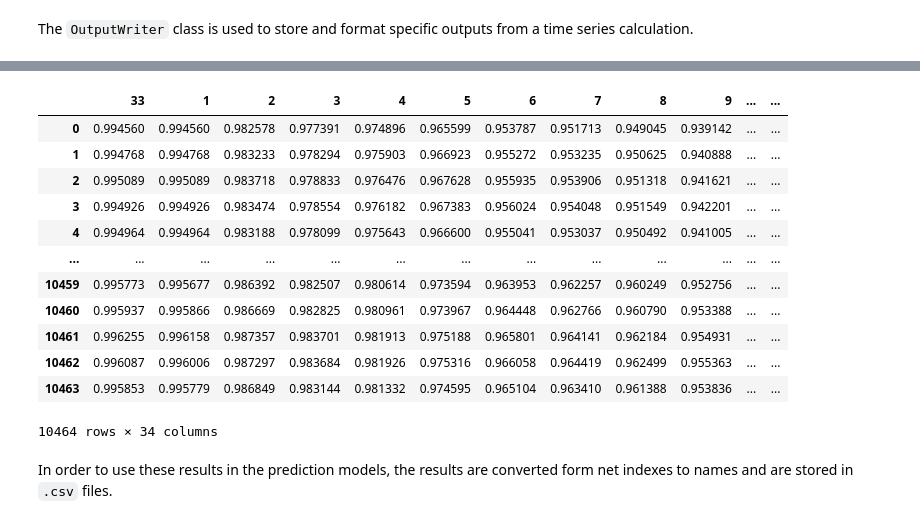
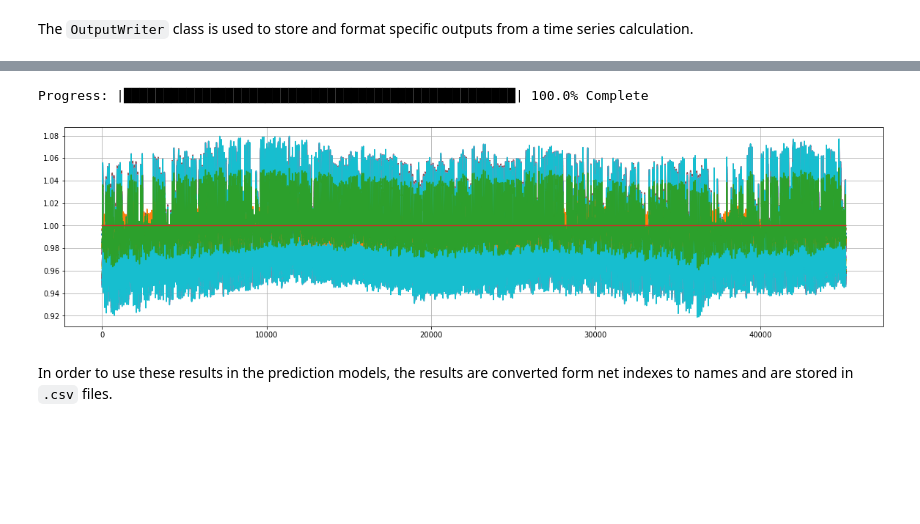
Before and after one commit to jamilsonjr/AI-to-forecast-constraints-in-the-energy-systems, a Jupyter notebook: jupyter_notebooks/pandapower_time_series_power_flow.ipynb, the cells around one changed output, grey strips where cells are left out. Saved outputs shown, nothing was run; the diff lists cells and outputs as text; code cells hidden in the pictures; blank space fills up the shorter version.

```diff
--- a/jupyter_notebooks/pandapower_time_series_power_flow.ipynb
+++ b/jupyter_notebooks/pandapower_time_series_power_flow.ipynb
@@ -103,7 +98,8 @@ from pandapower.control.controller.const_control import ConstControl
 from pandapower.timeseries.data_sources.frame_data import DFData
 from pandapower.timeseries.run_time_series import run_timeseries
 from pandapower.timeseries.output_writer import OutputWriter
-net = network.net_model
+import copy
+net = copy.deepcopy(network.net_model)
 # %% [markdown]
 The first step is to determine the Data Sources, that is, the active and reactive power profiles for the `pandapower`. The Data Source must be given to controllers (explained bellow) for the time series simulation. The profiles determine the values to be set at each time step to the controllers.
 
@@ -184,23 +191,11 @@ Finally the simulation is run. DOES NOT CONVERGE!
 # %%
-# Simulation NOT fully working! not at step 10500!!!
-run_timeseries(net, time_steps=time_steps, continue_on_divergence=True, verbose=True)#, runopf=pp.runopp(net, algorithm='nr'))
-# End
+run_timeseries(net, time_steps=time_steps, continue_on_divergence=False, verbose=True)#, runopf=pp.runopp(net, algorithm='nr'))
+# %% [output]
+Progress: |██████████████████████████████████████████████████| 100.0% Complete
-# %%
-ow.output['res_bus.vm_pu']
-# %% [output]
-|  | 33 | 1 | 2 | 3 | 4 | 5 | 6 | 7 | 8 | 9 | ... | ... |
-| 0 | 0.994560 | 0.994560 | 0.982578 | 0.977391 | 0.974896 | 0.965599 | 0.953787 | 0.951713 | 0.949045 | 0.939142 | ... | ... |
-| 1 | 0.994768 | 0.994768 | 0.983233 | 0.978294 | 0.975903 | 0.966923 | 0.955272 | 0.953235 | 0.950625 | 0.940888 | ... | ... |
-| 2 | 0.995089 | 0.995089 | 0.983718 | 0.978833 | 0.976476 | 0.967628 | 0.955935 | 0.953906 | 0.951318 | 0.941621 | ... | ... |
-| 3 | 0.994926 | 0.994926 | 0.983474 | 0.978554 | 0.976182 | 0.967383 | 0.956024 | 0.954048 | 0.951549 | 0.942201 | ... | ... |
-| 4 | 0.994964 | 0.994964 | 0.983188 | 0.978099 | 0.975643 | 0.966600 | 0.955041 | 0.953037 | 0.950492 | 0.941005 | ... | ... |
-| ... | ... | ... | ... | ... | ... | ... | ... | ... | ... | ... | ... | ... |
-| 10459 | 0.995773 | 0.995677 | 0.986392 | 0.982507 | 0.980614 | 0.973594 | 0.963953 | 0.962257 | 0.960249 | 0.952756 | ... | ... |
-| 10460 | 0.995937 | 0.995866 | 0.986669 | 0.982825 | 0.980961 | 0.973967 | 0.964448 | 0.962766 | 0.960790 | 0.953388 | ... | ... |
-| 10461 | 0.996255 | 0.996158 | 0.987357 | 0.983701 | 0.981913 | 0.975188 | 0.965801 | 0.964141 | 0.962184 | 0.954931 | ... | ... |
-| 10462 | 0.996087 | 0.996006 | 0.987297 | 0.983684 | 0.981926 | 0.975316 | 0.966058 | 0.964419 | 0.962499 | 0.955363 | ... | ... |
-| 10463 | 0.995853 | 0.995779 | 0.986849 | 0.983144 | 0.981332 | 0.974595 | 0.965104 | 0.963410 | 0.961388 | 0.953836 | ... | ... |
-10464 rows × 34 columns
+# %%
+ow.output['res_bus.vm_pu'].plot(legend=False, figsize=(20,5));plt.grid();plt.show()
+# %% [output]
+[figure, added]
 # %% [markdown]
 In order to use these results in the prediction models, the results are converted form net indexes to names and are stored in `.csv` files.
 # %%
```
Also changed, not shown: parts of 14 cells of this notebook, 14 other files.
